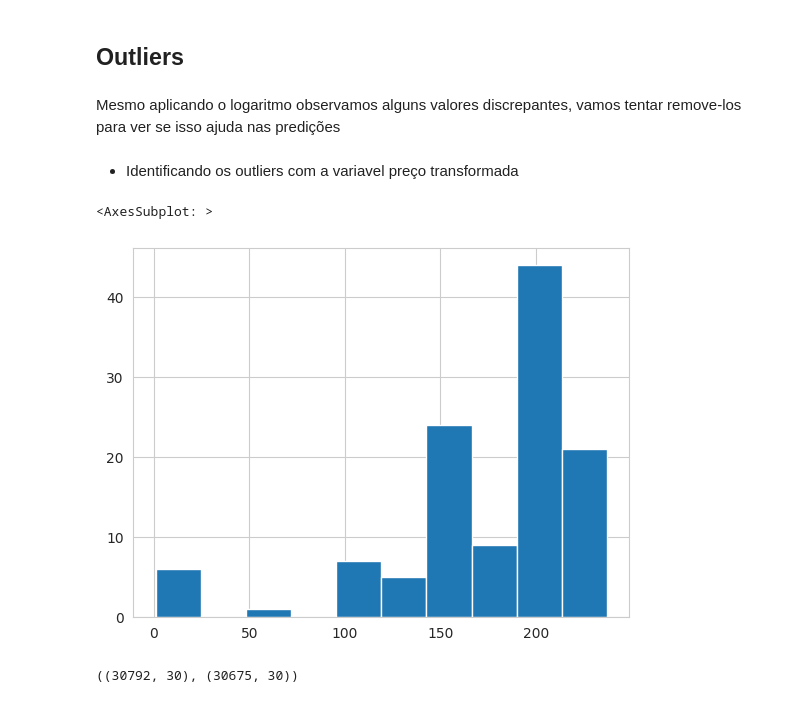
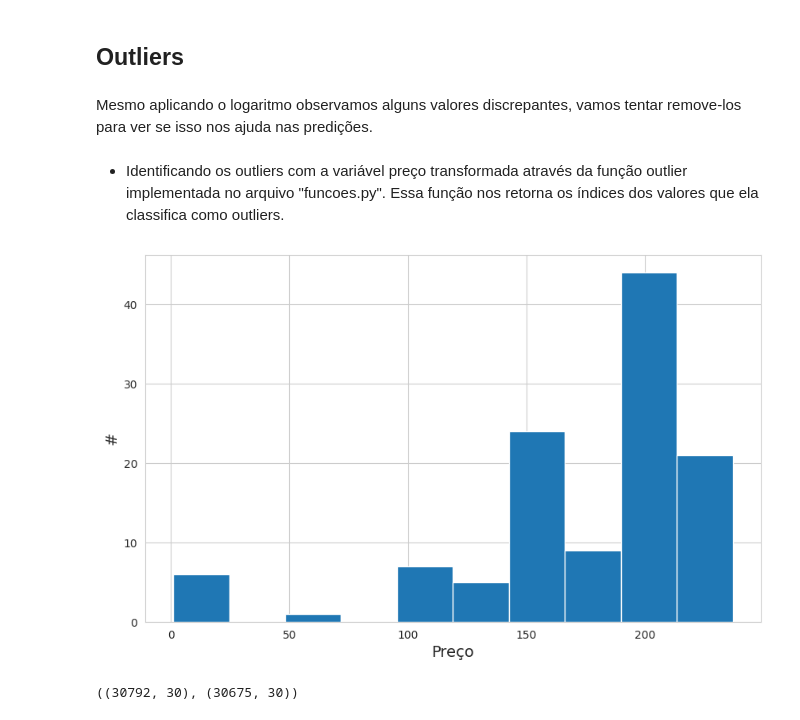
Before and after one commit to Alexandre-Esposte/portfolio_dados, a Jupyter notebook: regressão/Carros/modelagem.ipynb, the cells around one changed output. Saved outputs shown, nothing was run; the diff lists cells and outputs as text; code cells hidden in the pictures.

Commit message:
correcao de alguns textos e codigo

```diff
--- a/regressão/Carros/modelagem.ipynb
+++ b/regressão/Carros/modelagem.ipynb
@@ -202,15 +207,17 @@ modelo.FitModels(X_train,y_train,model_pipeline,log_y=True)
 # %% [markdown]
 ## **Outliers**
 # %% [markdown]
-Mesmo aplicando o logaritmo observamos alguns valores discrepantes, vamos tentar remove-los para ver se isso ajuda nas predições
+Mesmo aplicando o logaritmo observamos alguns valores discrepantes, vamos tentar remove-los para ver se isso nos ajuda nas predições.
-# %% [markdown]
-* Identificando os outliers com a variavel preço transformada
+# %% [markdown]
+* Identificando os outliers com a variável preço transformada através da função outlier implementada no arquivo "funcoes.py". Essa função nos retorna os índices dos valores que ela classifica como outliers.
 # %%
+plt.figure(figsize=(10,6))
+plt.xlabel('Preço',size=14)
+plt.ylabel("#",size=14)
 idx = outlier(np.log(car_train['preco']))
 car_train.loc[idx,'preco'].hist();
 # %% [output]
-<AxesSubplot: >
-[figure, old version]
+[figure, new version]
 # %%
 without_outlier = car_train.drop(index=idx)
 without_outlier = without_outlier.reset_index(drop=True)
```
Also changed, not shown: parts of 56 cells of this notebook, 7 other files.
